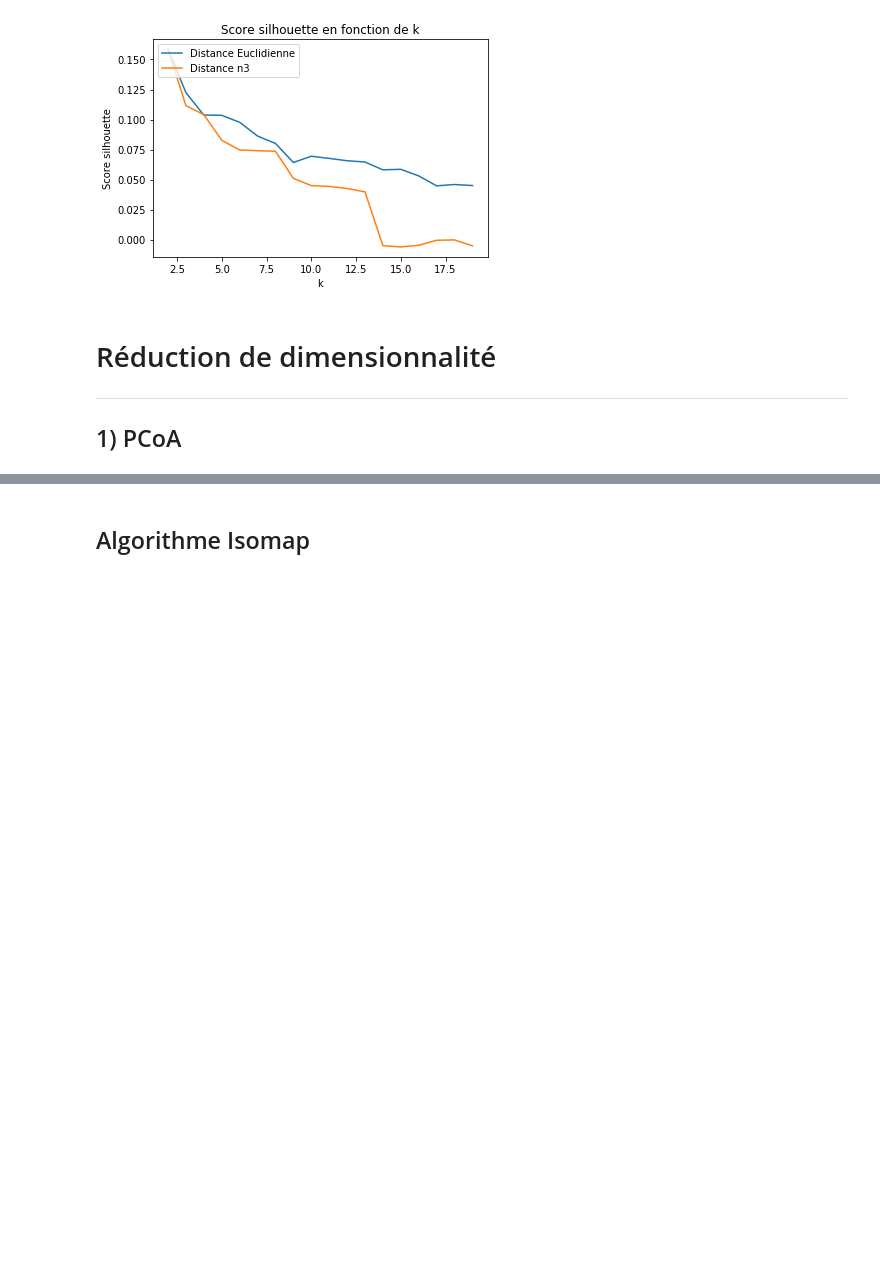
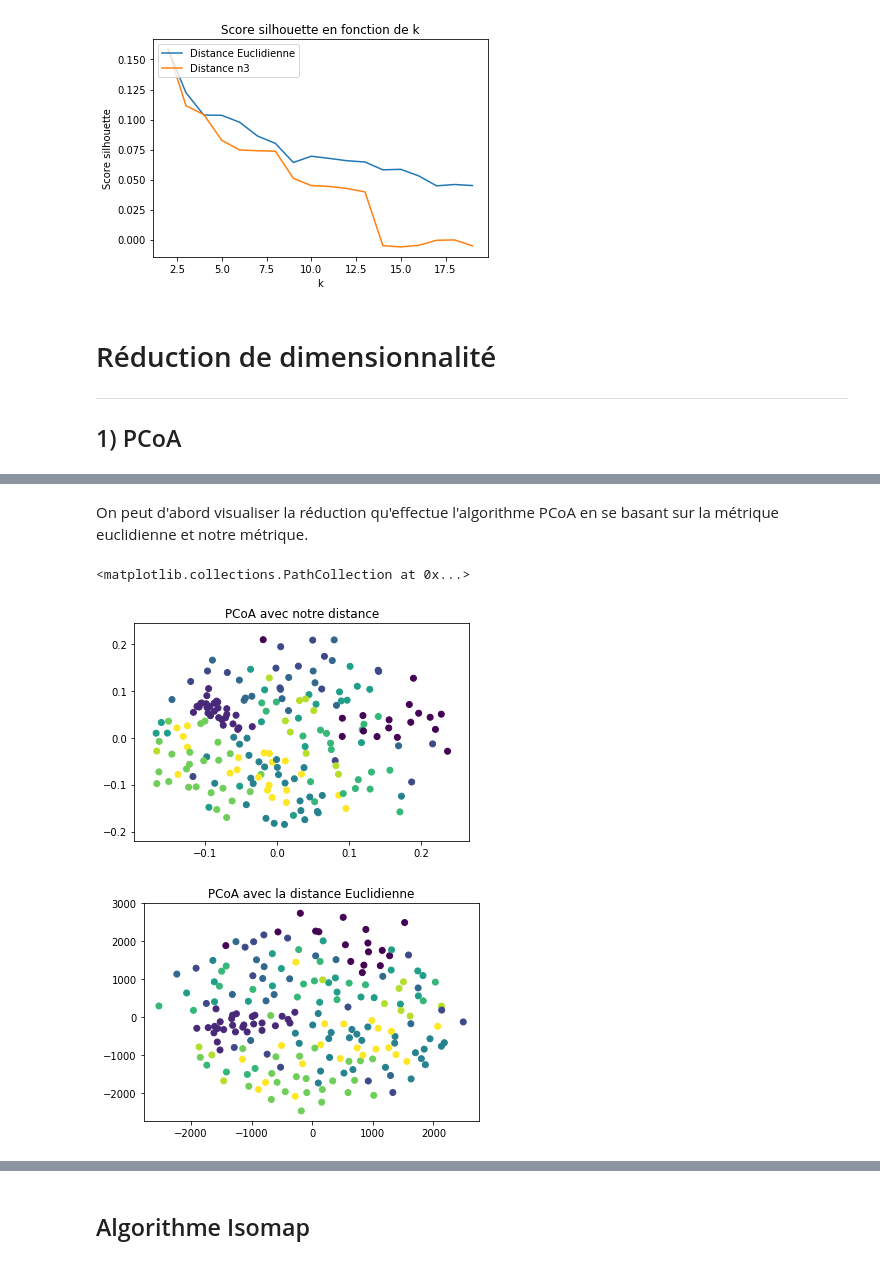
Before and after one commit to tommy127127/TP1-Sciences-des-donn-es, a Jupyter notebook: Travail 1 IFT3700.ipynb, the cells around one changed output, grey strips where cells are left out. Drawn from its saved outputs; the diff is of its cells as text; code cells hidden in the pictures; blank space fills up the shorter version.

```diff
--- a/Travail 1 IFT3700.ipynb
+++ b/Travail 1 IFT3700.ipynb
@@ -283,0 +210,21 @@ for dim in dimensions :
+# %% [markdown]
+On peut d'abord visualiser la réduction qu'effectue l'algorithme PCoA en se basant sur la métrique euclidienne et notre métrique.
+# %%
+from sklearn.manifold import MDS
+x = x_test[0:200]
+y = y_test[0:200]
+m = pairwise_distances(x, metric=metric_n3)
+x_reducedN3 = MDS(n_components= 2, dissimilarity ='precomputed').fit_transform(m)
+x_reducedEuc = MDS(n_components= 2).fit_transform(x)
+
+plt.figure()
+plt.title('PCoA avec notre distance')
+plt.scatter(x_reducedN3[:,0],x_reducedN3[:,1] , c=y, alpha=1)
+plt.figure()
+
+plt.title('PCoA avec la distance Euclidienne')
+plt.scatter(x_reducedEuc[:,0],x_reducedEuc[:,1] , c=y, alpha=1)
+# %% [output]
+<matplotlib.collections.PathCollection at 0x...>
+[figure, added]
+[figure, added]
```
Also changed, not shown: parts of 27 cells of this notebook.
